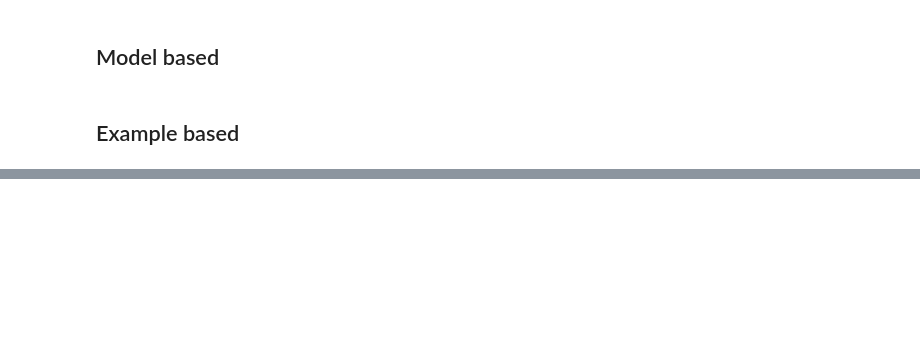
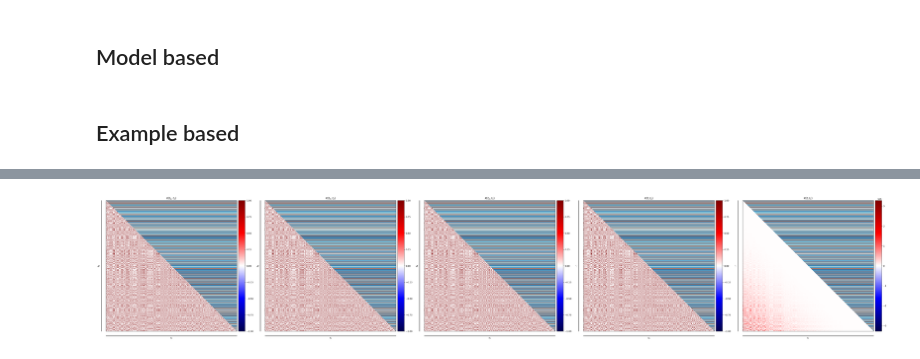
Before and after one commit to irkri/elissabeth, a Jupyter notebook: projects/occurences/watcher.ipynb, the cells around one changed output, grey strips where cells are left out. Saved outputs shown, nothing was run; the diff lists cells and outputs as text; code cells hidden in the pictures; blank space fills up the shorter version.

```diff
--- a/projects/occurences/watcher.ipynb
+++ b/projects/occurences/watcher.ipynb
@@ -141,20 +225,22 @@ fig, ax = watcher.plot_values_time(
 # %%
 fig, ax = watcher.plot_attention_matrices(
     x[0],
     show_example=True,
     total=True,
     cmap="seismic",
     share_cmap=False,
     log_cmap=False,#(10, 1),
     causal_mask=True,
     only_kernels=None,
     project_heads=False,#tuple(torch.where(W_H.abs()[0] > 5)[0].numpy()),
     center_zero=True,
     cmap_example="tab20",
     figsize=(50, 10),
 )
-fig.savefig(
-    f"attention_{model_id}.pdf",
-    facecolor=(0, 0, 0, 0),
-    bbox_inches="tight",
-)
+# fig.savefig(
+#     f"attention_{model_id}.pdf",
+#     facecolor=(0, 0, 0, 0),
+#     bbox_inches="tight",
+# )
+# %% [output]
+[figure, added]
```
Also changed, not shown: parts of 15 cells of this notebook.
